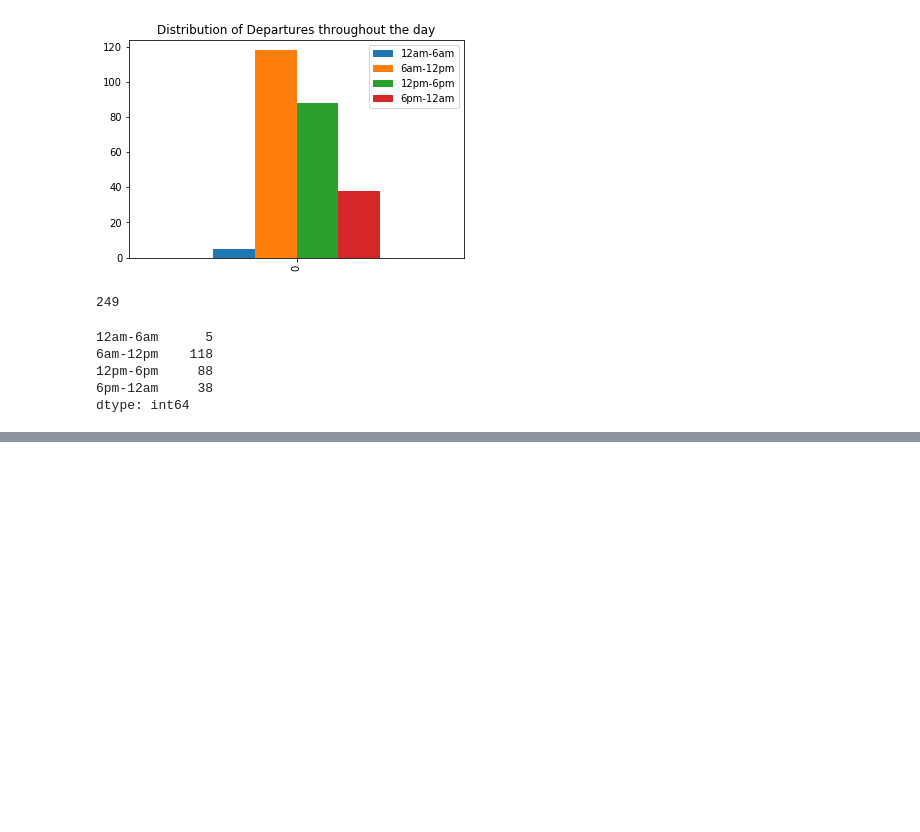
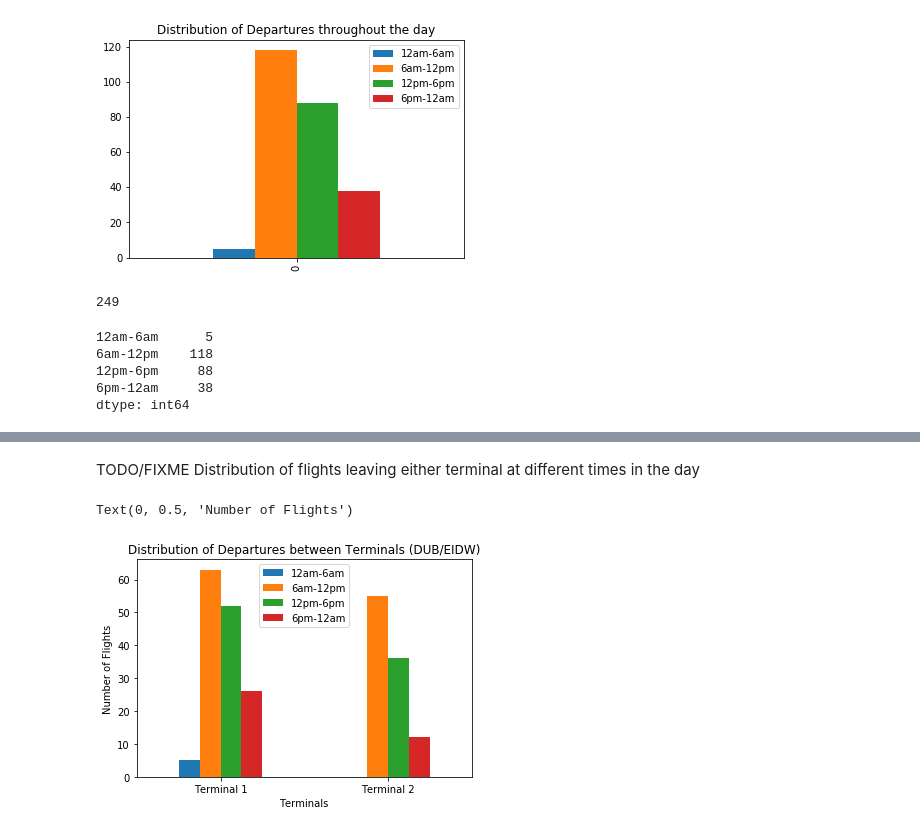
Before and after one commit to RKeenan20/Flight_Data_API_DS_Assignment, a Jupyter notebook: Assignment1_RobertKeenan.ipynb, the cells around one changed output, grey strips where cells are left out. Saved outputs shown, nothing was run; the diff lists cells and outputs as text; code cells hidden in the pictures; blank space fills up the shorter version.

```diff
--- a/Assignment1_RobertKeenan.ipynb
+++ b/Assignment1_RobertKeenan.ipynb
@@ -528,0 +566,22 @@ dtype: int64
+# %% [markdown]
+TODO/FIXME Distribution of flights leaving either terminal at different times in the day
+# %%
+terminal_1_12am = terminal_data.iloc[midnight_flights]['departure.terminal'].iloc[0:].tolist().count('1')
+terminal_2_12am = terminal_data.iloc[midnight_flights]['departure.terminal'].iloc[0:].tolist().count('2')
+terminal_1_6am = terminal_data.iloc[six_am_flights]['departure.terminal'].iloc[0:].tolist().count('1')
+terminal_2_6am = terminal_data.iloc[six_am_flights]['departure.terminal'].iloc[0:].tolist().count('2')
+terminal_1_12pm = terminal_data.iloc[midday_flights]['departure.terminal'].iloc[0:].tolist().count('1')
+terminal_2_12pm = terminal_data.iloc[midday_flights]['departure.terminal'].iloc[0:].tolist().count('2')
+terminal_1_6pm = terminal_data.iloc[six_pm_flights]['departure.terminal'].iloc[0:].tolist().count('1')
+terminal_2_6pm = terminal_data.iloc[six_pm_flights]['departure.terminal'].iloc[0:].tolist().count('2')
+
+
+terminal_times = pd.DataFrame({'12am-6am': [terminal_1_12am, terminal_2_12am], '6am-12pm': [terminal_1_6am, terminal_2_6am],
+                             '12pm-6pm': [terminal_1_12pm, terminal_2_12pm], '6pm-12am': [terminal_1_6pm, terminal_2_6pm]},
+                              index = ['Terminal 1', 'Terminal 2'])
+plot = terminal_times.plot(kind='bar', title = 'Distribution of Departures between Terminals (DUB/EIDW)', rot=0)
+plot.set_xlabel("Terminals")
+plot.set_ylabel("Number of Flights")
+# %% [output]
+Text(0, 0.5, 'Number of Flights')
+[figure, added]
```
Also changed, not shown: parts of 5 cells of this notebook.
